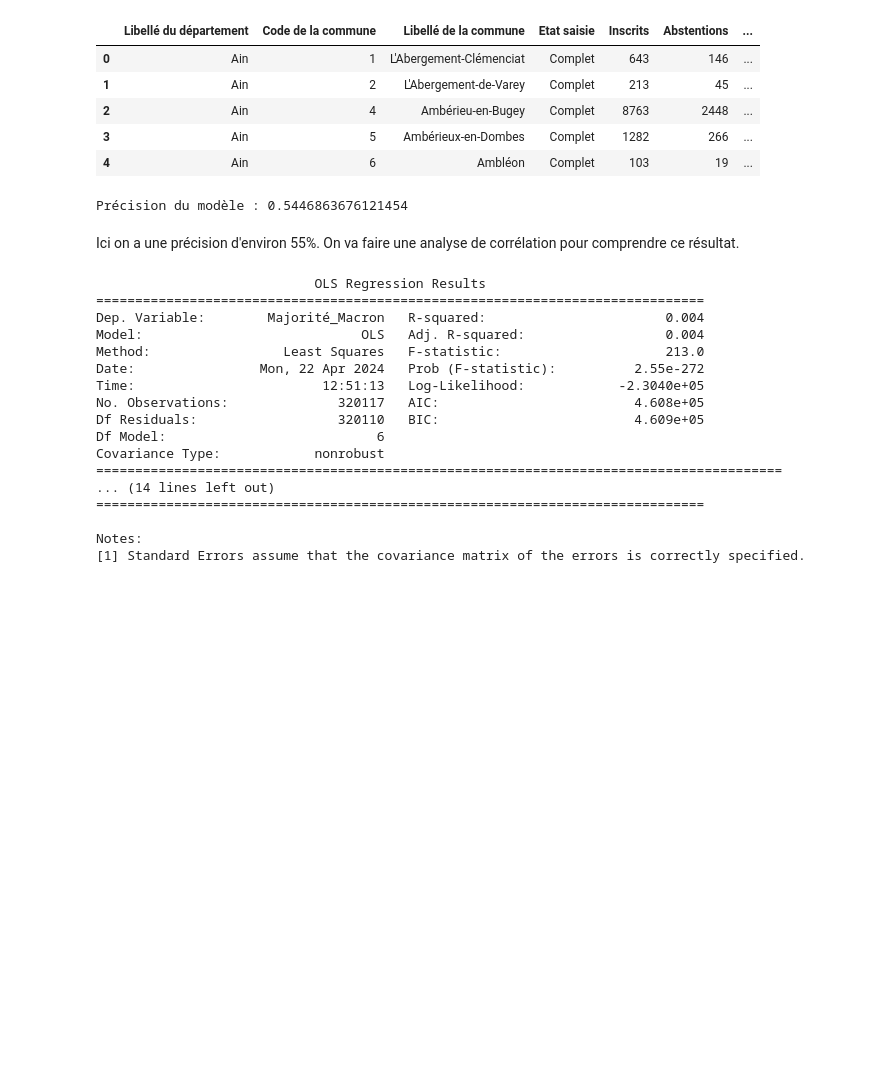
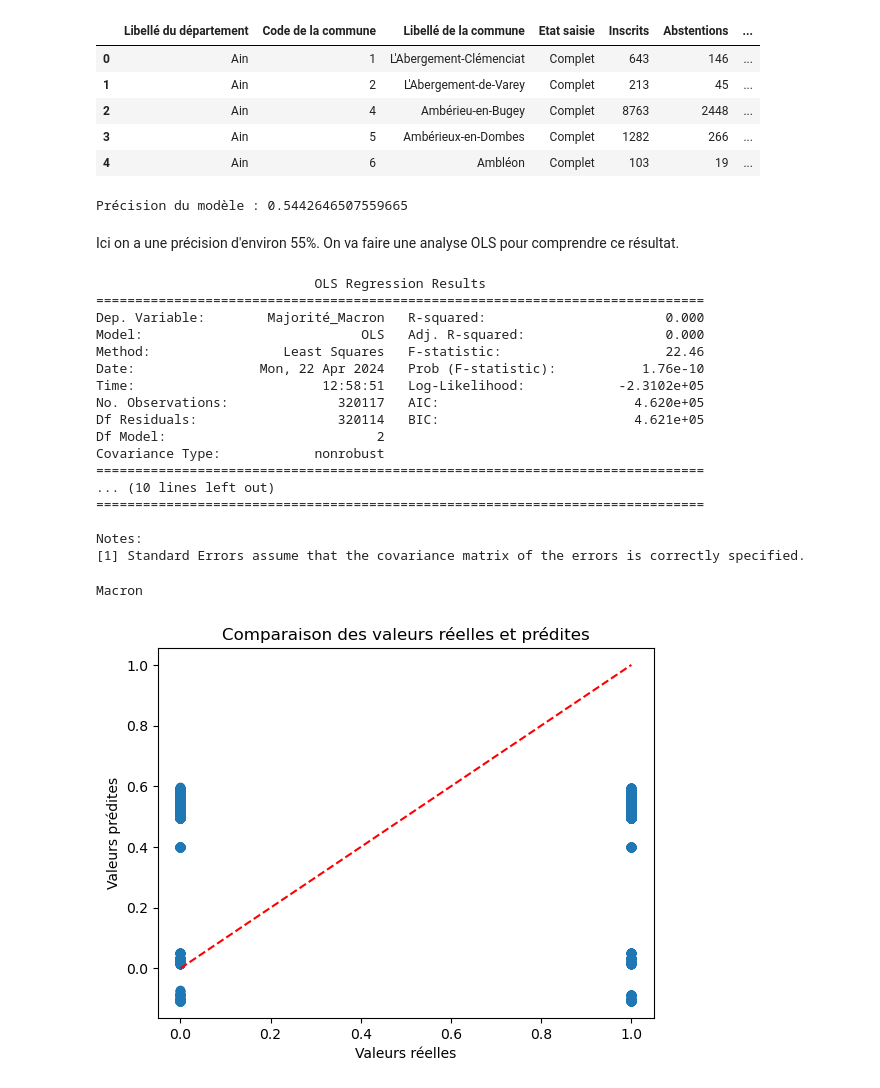
Before and after one commit to Anatgnr/Conso-annuelle-ML, a Jupyter notebook: Projet_ML.ipynb, the cells around one changed output. Cells and saved outputs as stored; diff of their text form; code cells hidden in the pictures; blank space fills up the shorter version.

```diff
--- a/Projet_ML.ipynb
+++ b/Projet_ML.ipynb
@@ -186,7 +187,7 @@ df_merged2_cleaned.head()
 | 3 | Ain | 5 | Ambérieux-en-Dombes | Complet | 1282 | 266 | ... |
 | 4 | Ain | 6 | Ambléon | Complet | 103 | 19 | ... |
 # %%
-X2 = df_merged2_cleaned[['com_is_mountain_area', 'com_in_ctu', 'com_uu2020_status', 'latitude', 'longitude', 'loypredm2_moyen']]
+X2 = df_merged2_cleaned[['latitude', 'longitude']]
 y2 = df_merged2_cleaned['Majorité_Macron']
 X_train2, X_test2, y_train2, y_test2 = train_test_split(X2, y2, test_size=0.2, random_state=0)
 
@@ -198,9 +199,9 @@ model2.fit(X_train2, y_train2)
 accuracy2 = model2.score(X_test2, y_test2)
 print('Précision du modèle :', accuracy2)
 # %% [output]
-Précision du modèle : 0.5446863676121454
+Précision du modèle : 0.5442646507559665
 # %% [markdown]
-Ici on a une précision d'environ 55%. On va faire une analyse de corrélation pour comprendre ce résultat.
+Ici on a une précision d'environ 55%. On va faire une analyse OLS pour comprendre ce résultat.
 # %%
 # Ajouter une colonne de constante au DataFrame X2
 X2_with_const = sm.add_constant(X2)
@@ -213,18 +214,60 @@ print(model_ols.summary())
 # %% [output]
                             OLS Regression Results
 ==============================================================================
-Dep. Variable:        Majorité_Macron   R-squared:                       0.004
-Model:                            OLS   Adj. R-squared:                  0.004
-Method:                 Least Squares   F-statistic:                     213.0
-Date:                Mon, 22 Apr 2024   Prob (F-statistic):          2.55e-272
-Time:                        12:51:13   Log-Likelihood:            -2.3040e+05
-No. Observations:              320117   AIC:                         4.608e+05
-Df Residuals:                  320110   BIC:                         4.609e+05
-Df Model:                           6
+Dep. Variable:        Majorité_Macron   R-squared:                       0.000
+Model:                            OLS   Adj. R-squared:                  0.000
+Method:                 Least Squares   F-statistic:                     22.46
+Date:                Mon, 22 Apr 2024   Prob (F-statistic):           1.76e-10
+Time:                        12:58:51   Log-Likelihood:            -2.3102e+05
+No. Observations:              320117   AIC:                         4.620e+05
+Df Residuals:                  320114   BIC:                         4.621e+05
+Df Model:                           2
 Covariance Type:            nonrobust
-========================================================================================
-... (14 lines left out)
+==============================================================================
+... (10 lines left out)
 ==============================================================================
 
 Notes:
 [1] Standard Errors assume that the covariance matrix of the errors is correctly specified.
+# %%
+nouvelles_donnees2 = pd.DataFrame({'latitude': [43.6100709], 'longitude': [3.8329699]})
+prediction2 = model2.predict(nouvelles_donnees2)
+
+resultat = ''
+
+if prediction2[0] == 1:
+    resultat = 'Macron'
+else:
+    resultat = 'Le Pen'
+
+print(resultat)
+# %% [output]
+Macron
+# %%
+# Importer le module OLS de statsmodels
+from statsmodels.regression.linear_model import OLS
+
+# Créer un modèle OLS
+model_ols = OLS(y_train2, X_train2)
+
+# Entraîner le modèle OLS
+results_ols = model_ols.fit()
+
+# Prédire les valeurs pour l'ensemble de test
+y_pred_ols = results_ols.predict(X_test2)
+
+# Tracer le graphique de dispersion
+plt.scatter(y_test2, y_pred_ols)
+
+# Tracer la droite d'identité
+plt.plot([min(y_test2), max(y_test2)], [min(y_test2), max(y_test2)], 'r--')
+
+# Ajouter les labels et le titre
+plt.xlabel('Valeurs réelles')
+plt.ylabel('Valeurs prédites')
+plt.title('Comparaison des valeurs réelles et prédites')
+
+# Afficher le graphique
+plt.show()
+# %% [output]
+[figure, added]
```
Also changed, not shown: parts of 2 cells of this notebook.
